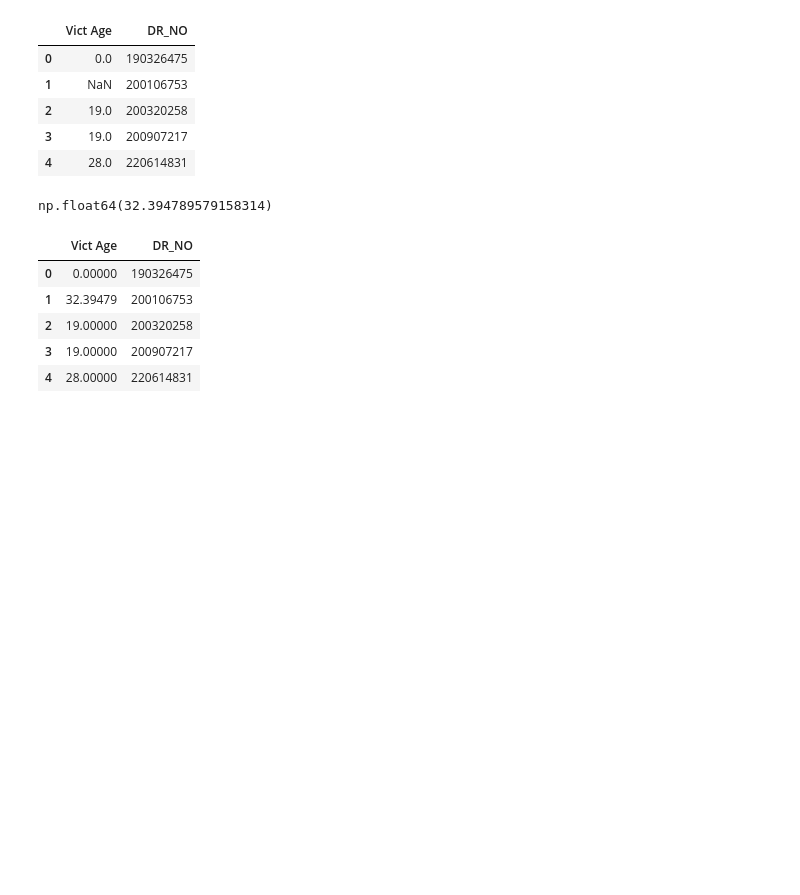
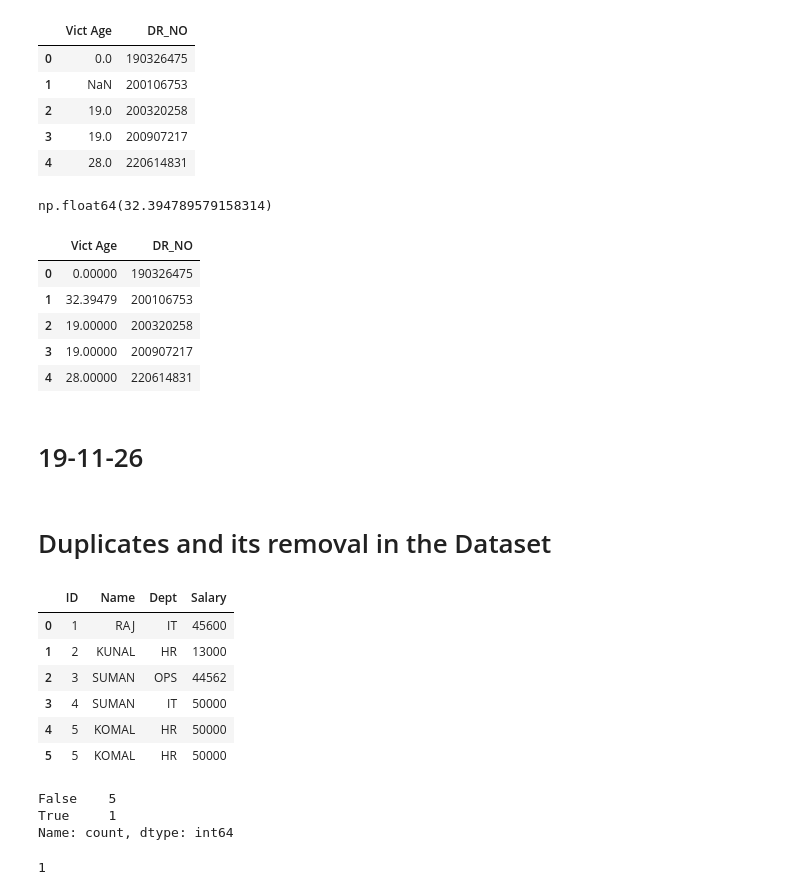
Before and after one commit to kadamshruti1809-droid/python, a Jupyter notebook: Practice.ipynb, the cells around one changed output. Saved outputs shown, nothing was run; the diff lists cells and outputs as text; code cells hidden in the pictures; blank space fills up the shorter version.

```diff
--- a/Practice.ipynb
+++ b/Practice.ipynb
@@ -3607,3 +3607,7 @@ df_crime[["Vict Age","DR_NO"]].head()
 | 2 | 19.00000 | 200320258 |
 | 3 | 19.00000 | 200907217 |
 | 4 | 28.00000 | 220614831 |
+# %% [markdown]
+# 19-11-26
+# %% [markdown]
+# Duplicates and its removal in the  Dataset
@@ -3609,0 +3618,21 @@ df_crime[["Vict Age","DR_NO"]].head()
+# %%
+dup = pd.read_csv(r"C:\Users\Asus\OneDrive\Documents\pract.csv")
+dup
+# %% [output]
+|  | ID | Name | Dept | Salary |
+| 0 | 1 | RAJ | IT | 45600 |
+| 1 | 2 | KUNAL | HR | 13000 |
+| 2 | 3 | SUMAN | OPS | 44562 |
+| 3 | 4 | SUMAN | IT | 50000 |
+| 4 | 5 | KOMAL | HR | 50000 |
+| 5 | 5 | KOMAL | HR | 50000 |
+# %%
+dup.duplicated().value_counts()
+# %% [output]
+False    5
+True     1
+Name: count, dtype: int64
+# %%
+print(dup.duplicated().sum())# it will tell fow many duplicates are there
+# %% [output]
+1
```
Also changed, not shown: parts of 27 cells of this notebook, 1 other file.
